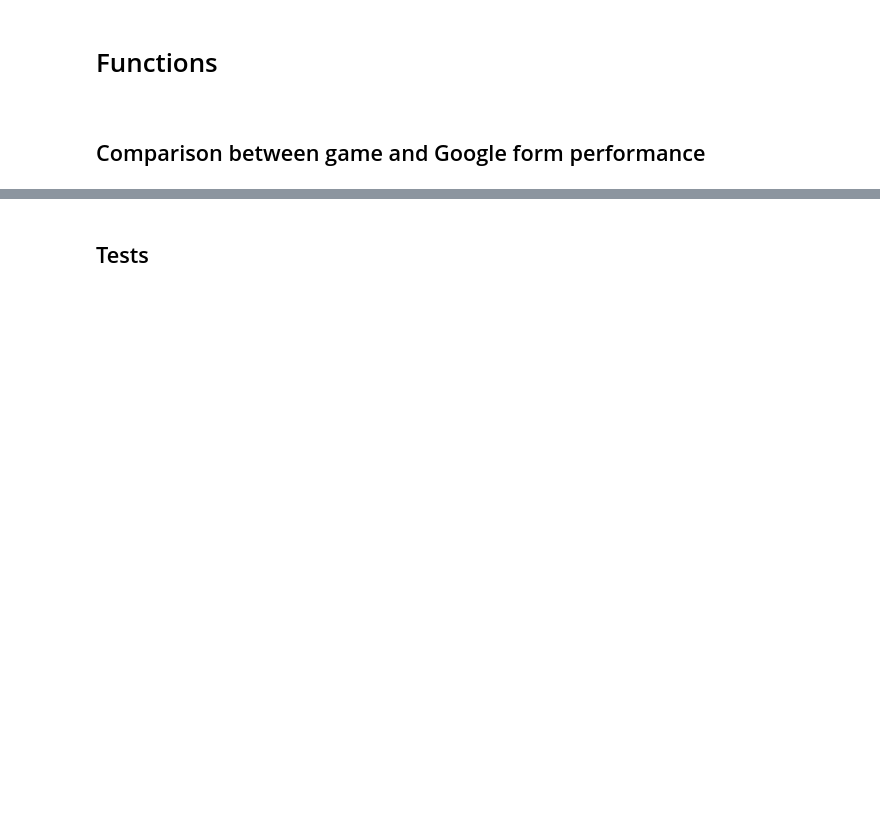
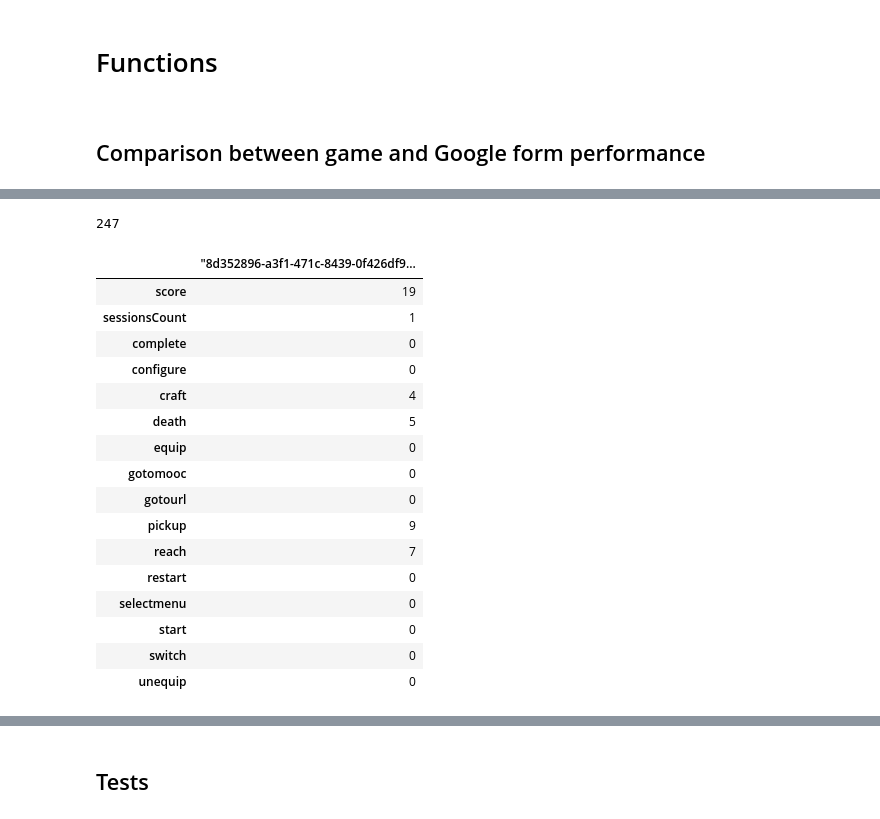
Before and after one commit to CyberCRI/dataanalysis-herocoli-redmetrics, a Jupyter notebook: v1.52/2. Per session and per user analysis.ipynb, the cells around one changed output, grey strips where cells are left out. Drawn from its saved outputs; the diff is of its cells as text; code cells hidden in the pictures; blank space fills up the shorter version.

```diff
--- a/v1.52/2. Per session and per user analysis.ipynb
+++ b/v1.52/2. Per session and per user analysis.ipynb
@@ -339,3 +346,15 @@ def getDiscrepancyGameGForm( userId ):
     gformNotEnough = pd.Series(gformNotEnough)
 
     return (gameNotEnough, gformNotEnough)
+# %%
+# possible events: complete	configure	craft	death	equip	gotomooc	gotourl	pickup	reach	restart	selectmenu	start	switch	unequip
+userDataVectorIndex = np.concatenate( ([
+                                            #gform
+                                            'score',
+
+                                            #game
+                                            'sessionsCount',
+                                        ],
+                                     simpleEvents))
+
+simpleEvents = ['complete','configure','craft','death','equip','gotomooc','gotourl','pickup','reach','restart','selectmenu','start','switch','unequip']
@@ -341,0 +447,25 @@ def getDiscrepancyGameGForm( userId ):
+# %%
+len(getAllUsers(df152))
+# %% [output]
+247
+# %%
+testResult = getUserDataVector('"8d352896-a3f1-471c-8439-0f426df901c1"')
+testResult
+# %% [output]
+|  | "8d352896-a3f1-471c-8439-0f426df9... |
+| score | 19 |
+| sessionsCount | 1 |
+| complete | 0 |
+| configure | 0 |
+| craft | 4 |
+| death | 5 |
+| equip | 0 |
+| gotomooc | 0 |
+| gotourl | 0 |
+| pickup | 9 |
+| reach | 7 |
+| restart | 0 |
+| selectmenu | 0 |
+| start | 0 |
+| switch | 0 |
+| unequip | 0 |
```
Also changed, not shown: parts of 14 cells of this notebook, 3 other files.
